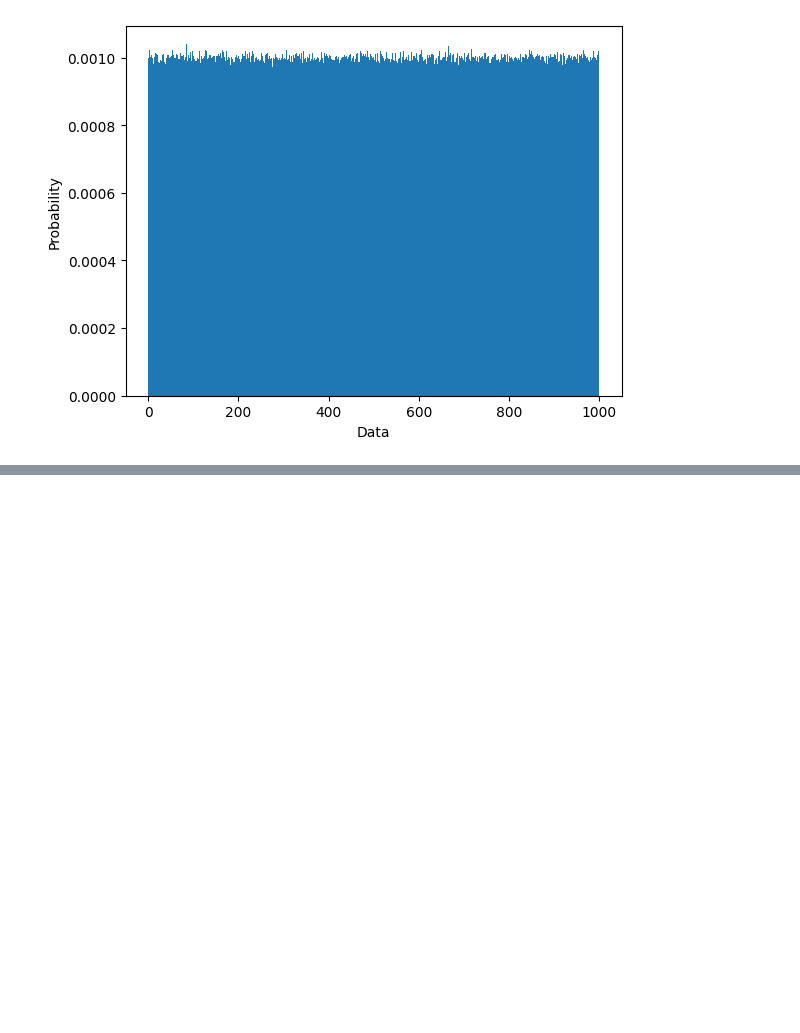
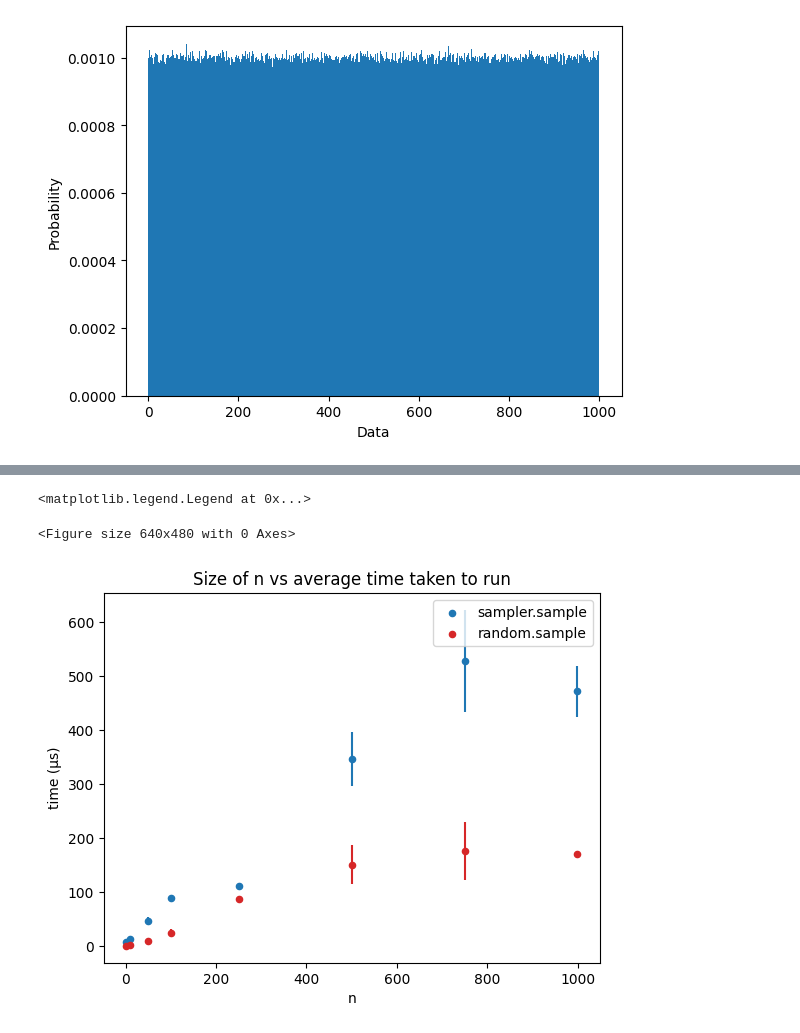
Before and after one commit to ServitorOfQuanta/Random-Sampler, a Jupyter notebook: experiments.ipynb, the cells around one changed output, grey strips where cells are left out. Saved outputs shown, nothing was run; the diff lists cells and outputs as text; code cells hidden in the pictures; blank space fills up the shorter version.

```diff
--- a/experiments.ipynb
+++ b/experiments.ipynb
@@ -32,0 +106,9 @@ Text(0.5, 0, 'Data')
+# %%
+fig=plt.figure()
+ax = st_df.plot(kind='scatter', x="n", y="time", yerr='error', color=['C0'], ylabel="time (µs)", title="Size of n vs average time taken to run")
+ax2 = rt_df.plot(kind='scatter', x="n", y="time", yerr='error', color=['C3'], ylabel="time (µs)",  title="Size of n vs average time taken to run", ax=ax)
+ax2.legend(["sampler.sample", "random.sample"])
+# %% [output]
+<matplotlib.legend.Legend at 0x...>
+<Figure size 640x480 with 0 Axes>
+[figure, added]
```
Also changed, not shown: parts of 16 cells of this notebook, 1 other file.
